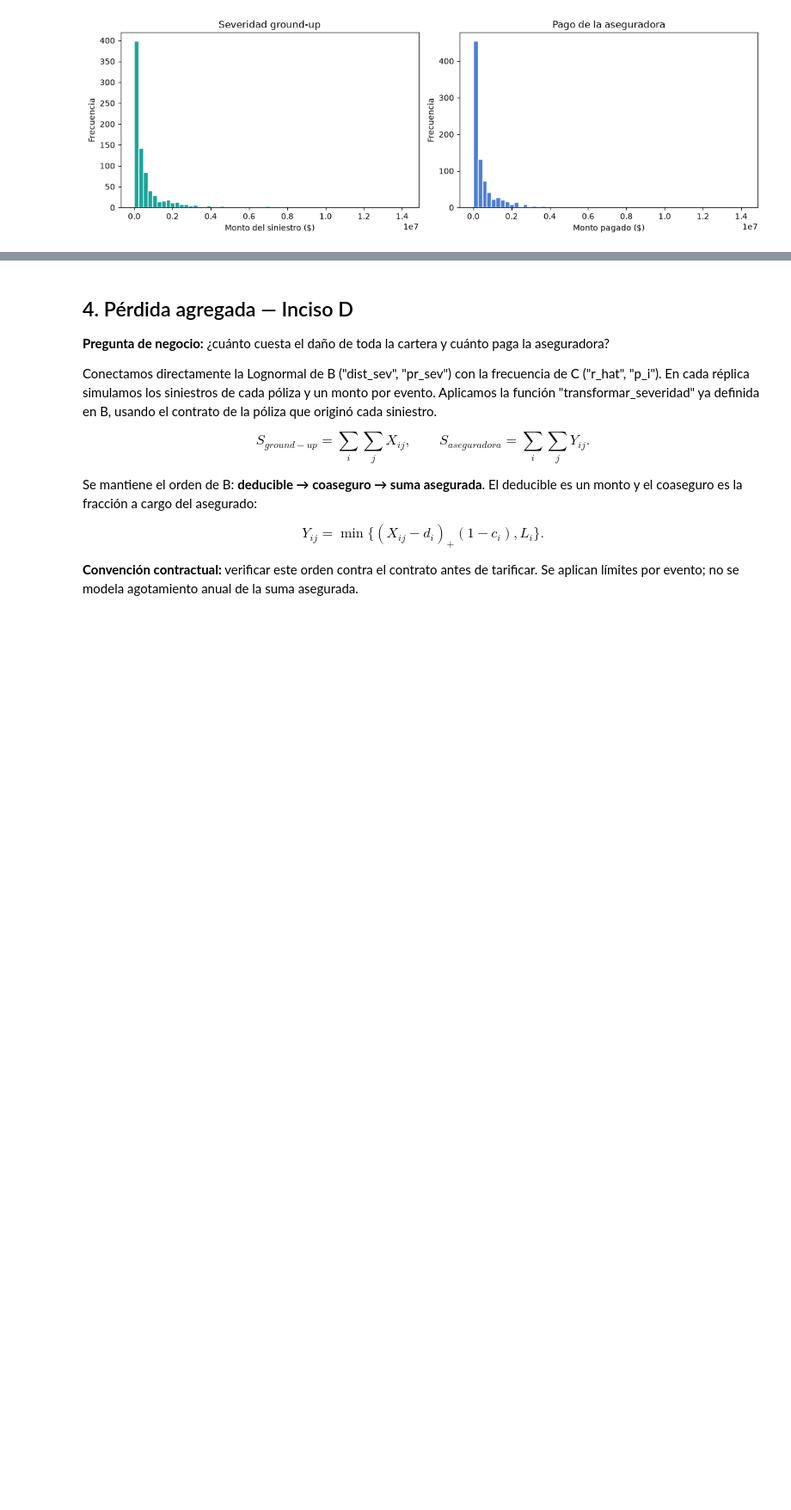
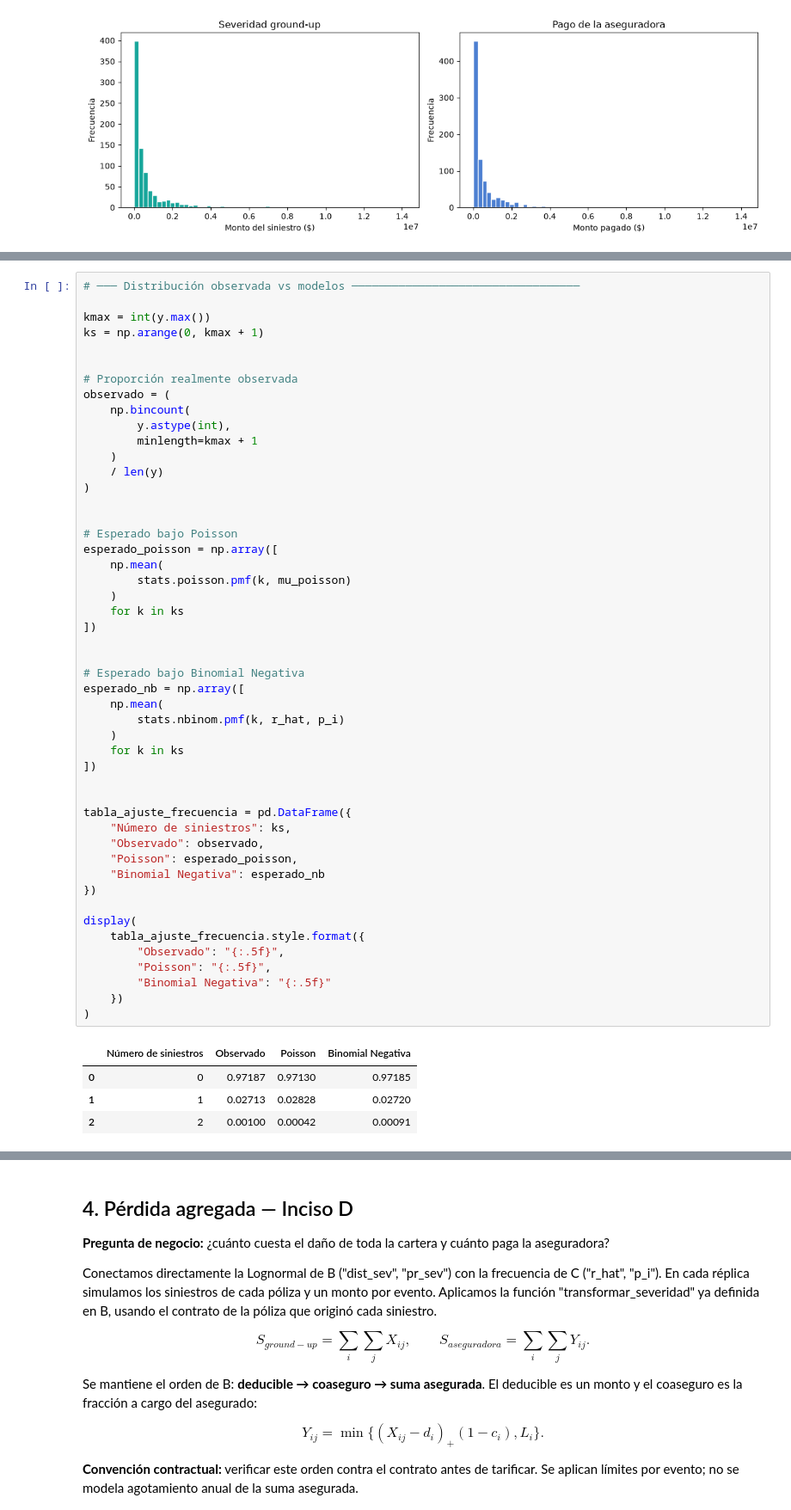
Before and after one commit to Ericdaniel78/MASDFR_20271, a Jupyter notebook: entregas/equipo_08/Practica_01/Practica_01_Equipo_08.ipynb, the cells around one changed output, grey strips where cells are left out. Shown at 86% size. Drawn from its saved outputs; the diff is of its cells as text; blank space fills up the shorter version.

```diff
--- a/entregas/equipo_08/Practica_01/Practica_01_Equipo_08.ipynb
+++ b/entregas/equipo_08/Practica_01/Practica_01_Equipo_08.ipynb
@@ -458,0 +693,54 @@ plt.show()
+# %%
+# ─── Distribución observada vs modelos ──────────────────────────────────
+
+kmax = int(y.max())
+ks = np.arange(0, kmax + 1)
+
+
+# Proporción realmente observada
+observado = (
+    np.bincount(
+        y.astype(int),
+        minlength=kmax + 1
+    )
+    / len(y)
+)
+
+
+# Esperado bajo Poisson
+esperado_poisson = np.array([
+    np.mean(
+        stats.poisson.pmf(k, mu_poisson)
+    )
+    for k in ks
+])
+
+
+# Esperado bajo Binomial Negativa
+esperado_nb = np.array([
+    np.mean(
+        stats.nbinom.pmf(k, r_hat, p_i)
+    )
+    for k in ks
+])
+
+
+tabla_ajuste_frecuencia = pd.DataFrame({
+    "Número de siniestros": ks,
+    "Observado": observado,
+    "Poisson": esperado_poisson,
+    "Binomial Negativa": esperado_nb
+})
+
+display(
+    tabla_ajuste_frecuencia.style.format({
+        "Observado": "{:.5f}",
+        "Poisson": "{:.5f}",
+        "Binomial Negativa": "{:.5f}"
+    })
+)
+# %% [output]
+|  | Número de siniestros | Observado | Poisson | Binomial Negativa |
+| 0 | 0 | 0.97187 | 0.97130 | 0.97185 |
+| 1 | 1 | 0.02713 | 0.02828 | 0.02720 |
+| 2 | 2 | 0.00100 | 0.00042 | 0.00091 |
```
Also changed, not shown: parts of 11 cells of this notebook.
